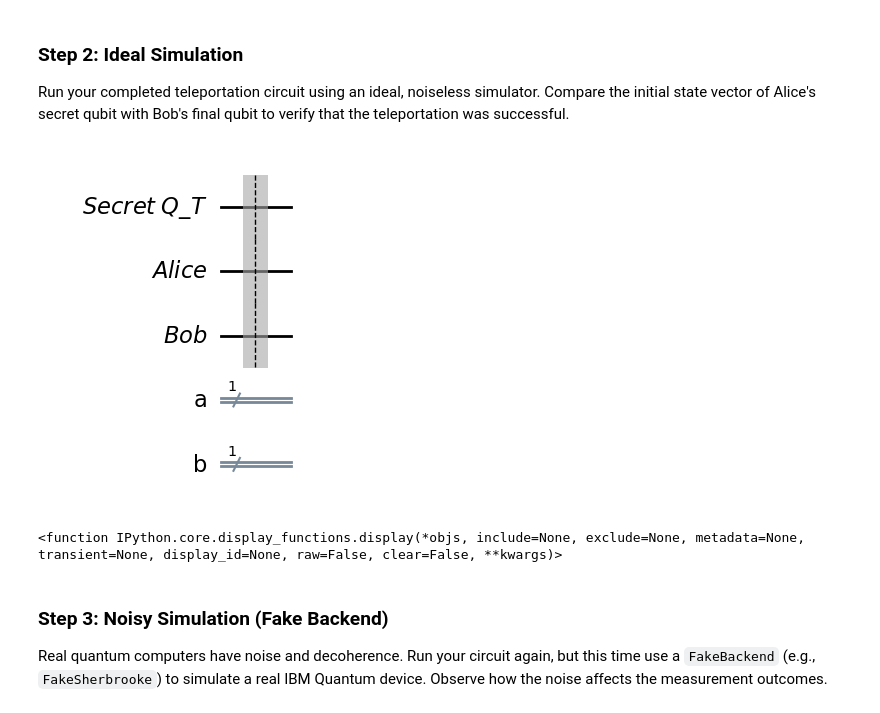
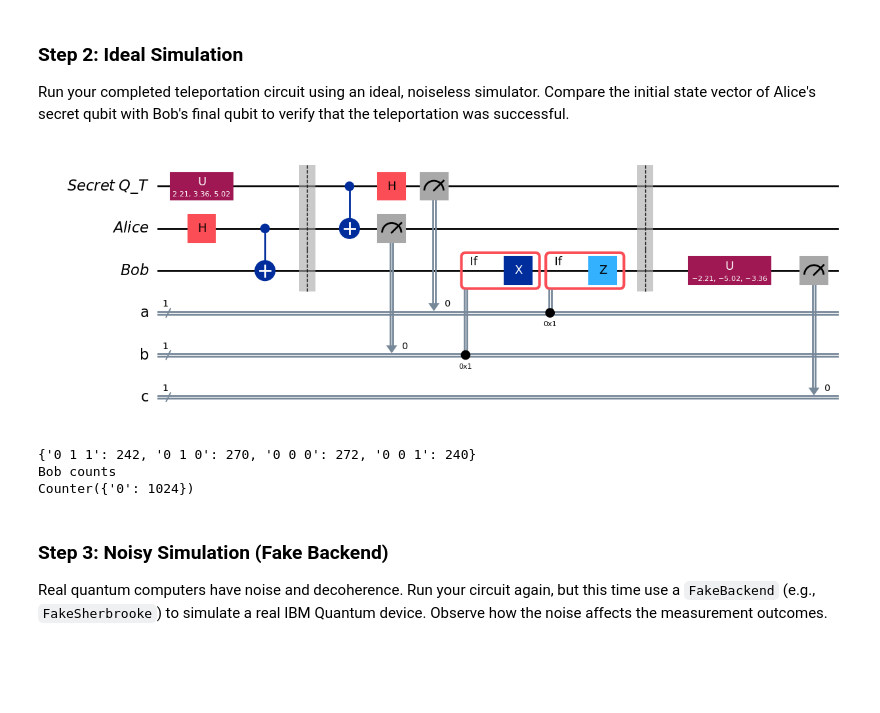
Before and after one commit to kacperpoluszejko/Quantum-Computing, a Jupyter notebook: Quantum_inf_lab_3/Lab_03_Teleporation_SDC_2026.ipynb, the cells around one changed output. Drawn from its saved outputs; the diff is of its cells as text; code cells hidden in the pictures; blank space fills up the shorter version.

```diff
--- a/Quantum_inf_lab_3/Lab_03_Teleporation_SDC_2026.ipynb
+++ b/Quantum_inf_lab_3/Lab_03_Teleporation_SDC_2026.ipynb
@@ -67,24 +95,47 @@ Run your completed teleportation circuit using an ideal, noiseless simulator. Co
 # %%
 # Create a new circuit including the same bits and qubits used in the
 # teleportation protocol.
+from qiskit_aer import AerSimulator
 
-test = QuantumCircuit(qubit, ebit0, ebit1, a, b)
 
-# Start with the randomly selected gate on Q
+c = ClassicalRegister(1, "c")
+test = QuantumCircuit(qubit, ebit0, ebit1, a, b, c) #additional classical register c for Bob measurement
+
+test = test.compose(protocol)
+
 
 test.barrier()
 
-# Append the entire teleportation protocol from above.
+test.append(
+    UGate(theta, phi, lam).inverse(), # we add U inversed, because U'|psi> =  U'U|0> = |0>
+    ebit1                             # so if teleportation works fine, bob will always measure 0
+)
 
-test = test.compose(protocol)
-# Apply inverse U gate to Bob's state, measurement of |0> should verify if the state has been corectly teleported
+test.measure(ebit1, c)
+
+display(test.draw(output="mpl"))
+
+sim = AerSimulator()
+result = sim.run(test, shots=1024).result()
+counts = result.get_counts()
+print(counts)
 
 
-display(test.draw(output="mpl"))
-display
+from collections import Counter
+
+bob_counts = Counter()
+
+for key, value in counts.items(): # we filter the results to see only what Bob measures in c
+    c_value = key.split()[0]
+    bob_counts[c_value] += value
+
+print("Bob counts")
+print(bob_counts)
 # %% [output]
-[figure, old version]
+[figure, new version]
-<function IPython.core.display_functions.display(*objs, include=None, exclude=None, metadata=None, transient=None, display_id=None, raw=False, clear=False, **kwargs)>
+{'0 1 1': 242, '0 1 0': 270, '0 0 0': 272, '0 0 1': 240}
+Bob counts
+Counter({'0': 1024})
 # %% [markdown]
 ### Step 3: Noisy Simulation (Fake Backend)
 Real quantum computers have noise and decoherence. Run your circuit again, but this time use a `FakeBackend` (e.g., `FakeSherbrooke`) to simulate a real IBM Quantum device. Observe how the noise affects the measurement outcomes.
```
Also changed, not shown: parts of 7 cells of this notebook.
